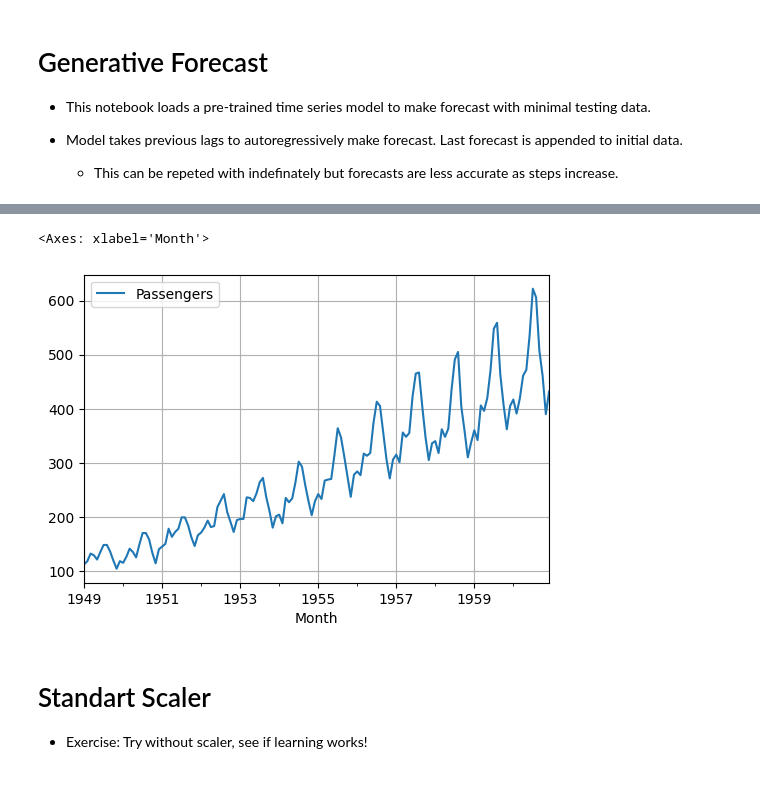
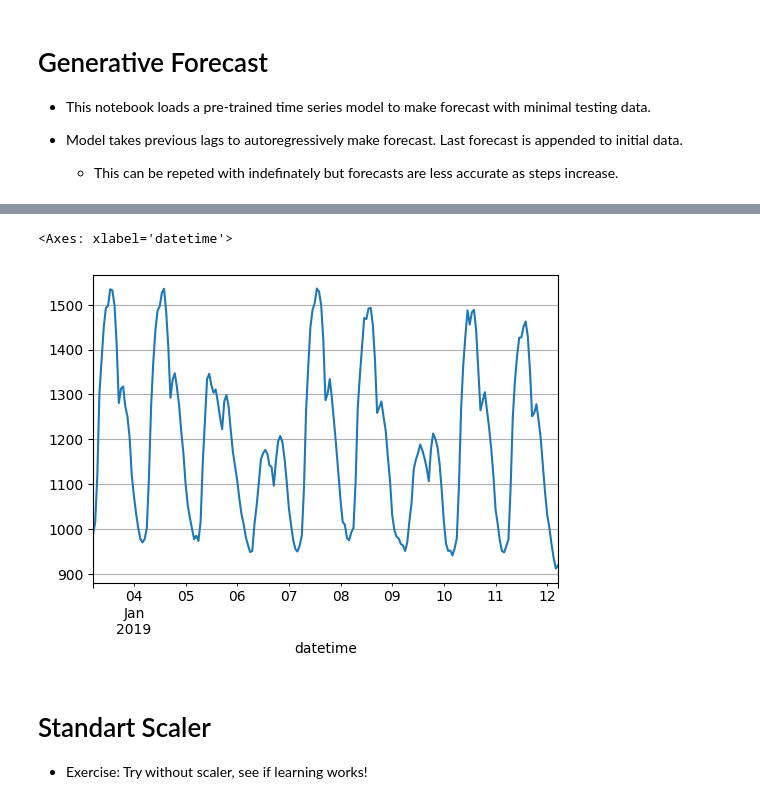
Before and after one commit to fualsan/DeepTimeSeriesFromScratch, a Jupyter notebook: GenerativeForecast.ipynb, the cells around one changed output, grey strips where cells are left out. Saved outputs shown, nothing was run; the diff lists cells and outputs as text; code cells hidden in the pictures.

Commit message:
new dataset is added (panama electricity load forecasting)
all data is moved to data/ folder

existing code is updated for new dataset and multivariate features

Time2Vec is removed

```diff
--- a/GenerativeForecast.ipynb
+++ b/GenerativeForecast.ipynb
@@ -29,4 +29,10 @@ plt.rcParams['axes.grid'] = True
 # %%
-df_full = pd.read_csv('airline-passengers.csv')
+# Airline Passgeners
+#df_full = pd.read_csv('data/airline_passengers/airline-passengers.csv')
+
+# Panama Electricity Load Forecasting
+df_full = pd.read_csv('data/panama_electricity_load_forecasting/train.csv')
+
+
 df_full.head()
 # %% [output]
@@ -39,4 +45,9 @@ df_full.head()
 # %%
-df_full['Month'] = pd.to_datetime(df_full['Month'])
+# Airline Passgeners
+#df_full['Month'] = pd.to_datetime(df_full['Month'])
+
+# Panama Electricity Load Forecasting
+df_full['datetime'] = pd.to_datetime(df_full['datetime'], dayfirst=True)
+
 df_full.head()
 # %% [output]
@@ -49,4 +60,9 @@ df_full.head()
 # %%
-df_full.set_index('Month', inplace=True)
-df_full.head()
+# # Airline Passgeners
+#df_full.set_index('Month', inplace=True)
+
+# Panama Electricity Load Forecasting
+df_full.set_index('datetime', inplace=True)
+
+df_full.tail()
 # %% [output]
@@ -60,8 +76,12 @@ df_full.head()
 # %%
-df_full.plot()
+# Airline Passgeners
+#df_full.plot()
+
+# Panama Electricity Load Forecasting
+df_full.loc['2019-01-03 05:00:00':'2019-01-12 05:00:00', 'nat_demand'].plot()
 # %% [output]
-<Axes: xlabel='Month'>
+<Axes: xlabel='datetime'>
-[figure, old version]
+[figure, new version]
 # %% [markdown]
 # Standart Scaler
 * Exercise: Try without scaler, see if learning works!
```
Also changed, not shown: parts of 9 cells of this notebook, 9 other files.
